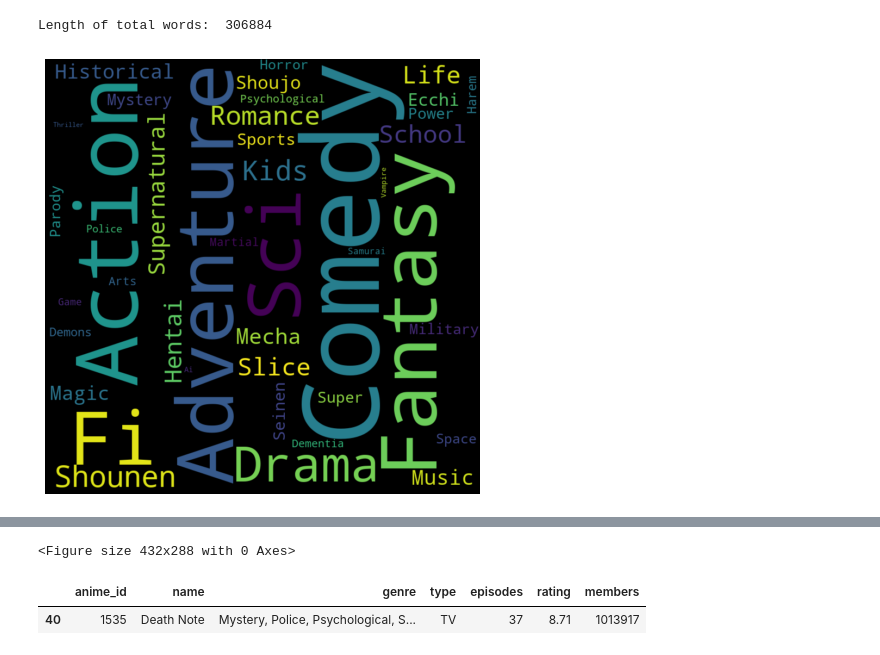
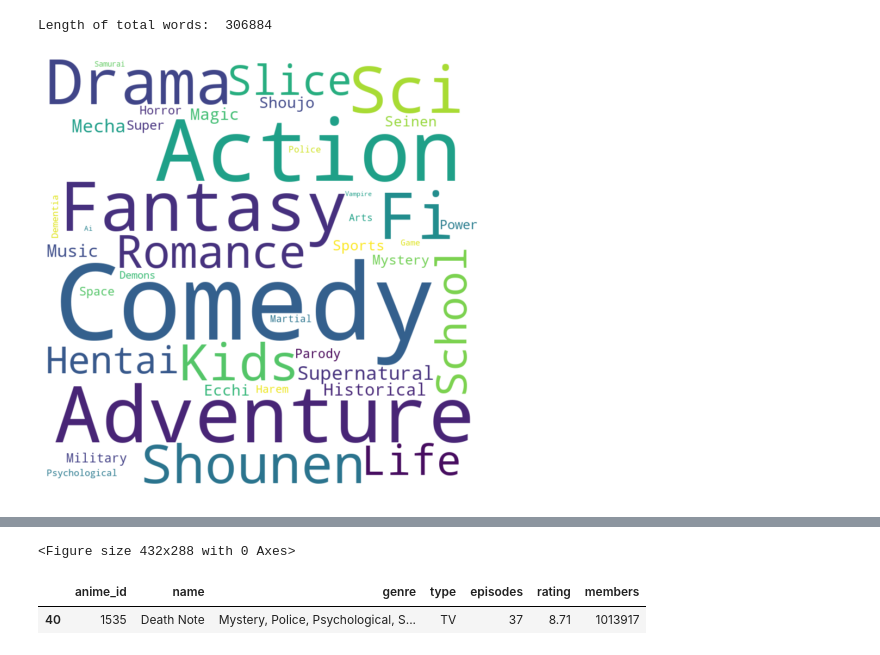
Before and after one commit to rabiaedayilmaz/anime-recommender, a Jupyter notebook: recommender/anime_recommender_by_tags.ipynb, the cells around one changed output, grey strips where cells are left out. Saved outputs shown, nothing was run; the diff lists cells and outputs as text; code cells hidden in the pictures.

```diff
--- a/recommender/anime_recommender_by_tags.ipynb
+++ b/recommender/anime_recommender_by_tags.ipynb
@@ -287,25 +287,29 @@ Length of total words:  306884
 # %%
 from wordcloud import WordCloud, STOPWORDS
 import matplotlib.pyplot as plt
+from google.colab import files
 
 stopwords = set(STOPWORDS)
 
 # set collocations=False, so words wont duplicate
 
 wc = WordCloud(width=800,
                height=800,
-               background_color="black",
+               background_color="white",
                stopwords=stopwords,
                min_font_size=12,
                max_words=50,
                collocations=False).generate(comment_words)
+
+# black background is prettier but because of the dark mode of github, it will be transparent... so chose white.
 
 plt.figure(figsize=(8, 8))
 plt.imshow(wc, interpolation="bilinear")
 plt.axis("off")
 
 plt.show()
 
 plt.savefig("/content/frequent_tags.png")
+files.download("/content/frequent_tags.png")
 # %% [output]
-[figure, old version]
+[figure, new version]
```
Also changed, not shown: parts of 1 cell of this notebook, 1 other file.
